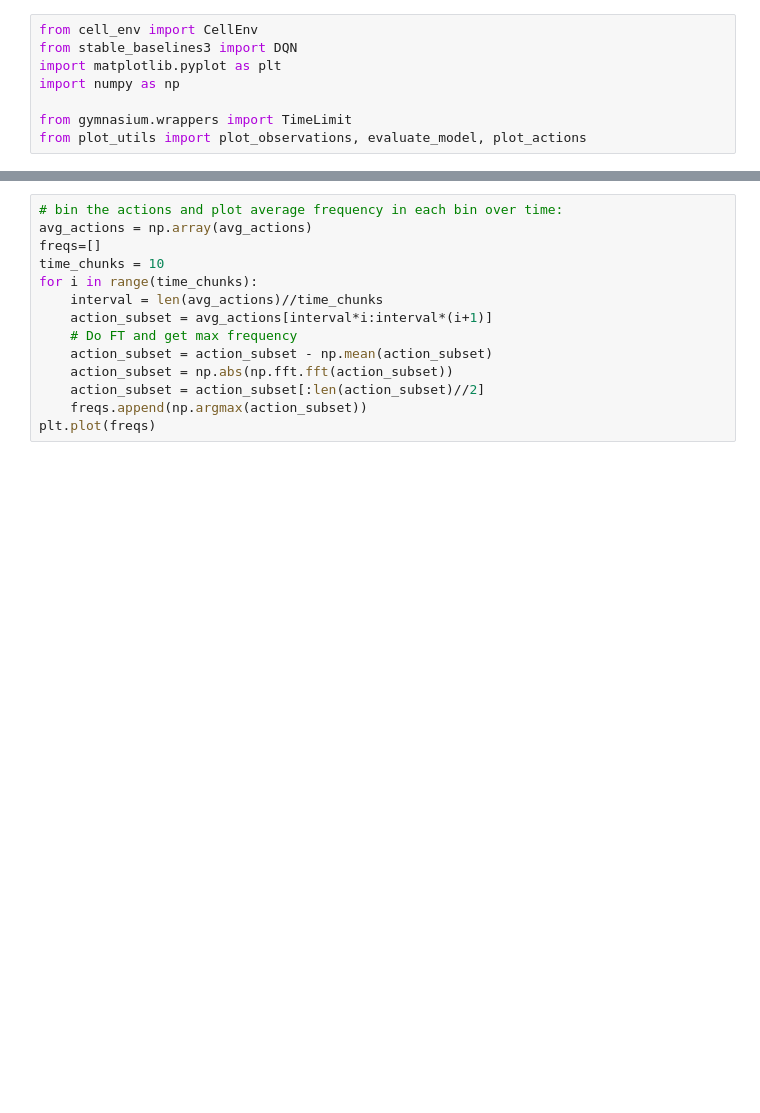
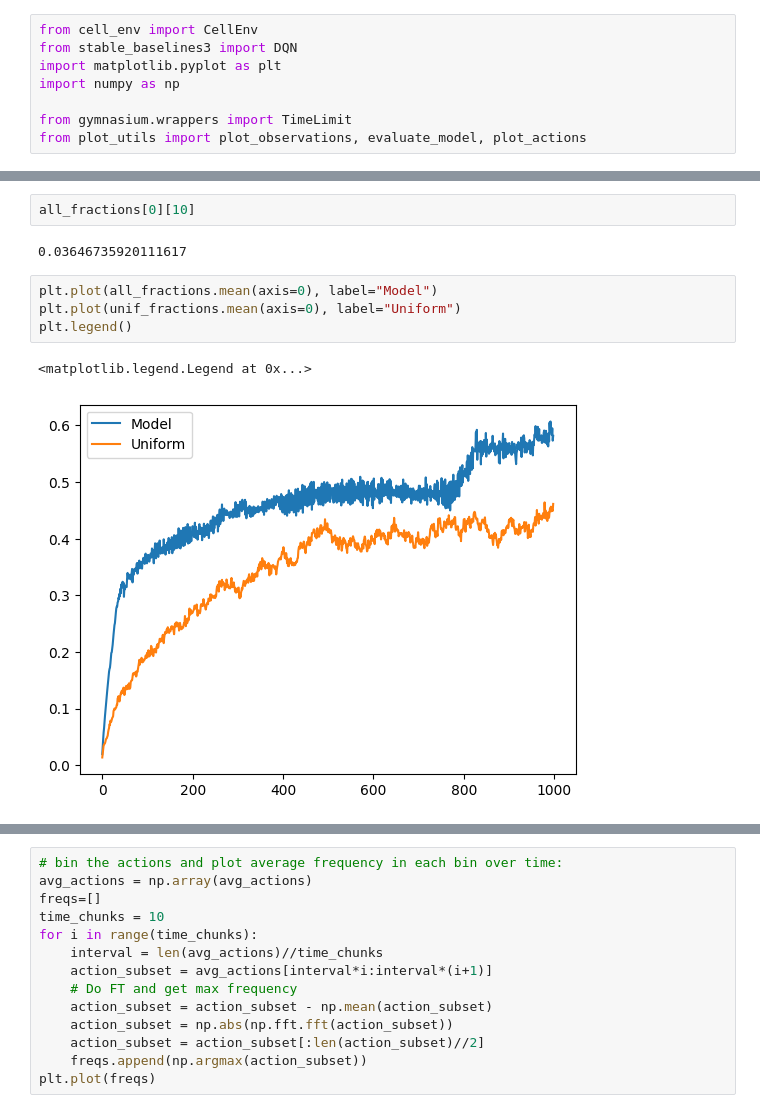
Before and after one commit to JacobHA/RL4Dosing, a Jupyter notebook: rl_eval.ipynb, the cells around one changed output, grey strips where cells are left out. Saved outputs shown, nothing was run; the diff lists cells and outputs as text; blank space fills up the shorter version.

```diff
--- a/rl_eval.ipynb
+++ b/rl_eval.ipynb
@@ -34,3 +30,14 @@ plot_observations(env_args, all_obs, unif_obs, alpha_val=0.25)
+# %%
+all_fractions[0][10]
+# %% [output]
+0.03646735920111617
+# %%
+plt.plot(all_fractions.mean(axis=0), label="Model")
+plt.plot(unif_fractions.mean(axis=0), label="Uniform")
+plt.legend()
+# %% [output]
+<matplotlib.legend.Legend at 0x...>
+[figure, added]
 # %%
 plot_actions(env_args, all_actions)
 # %% [output]
```
Also changed, not shown: parts of 6 cells of this notebook.
